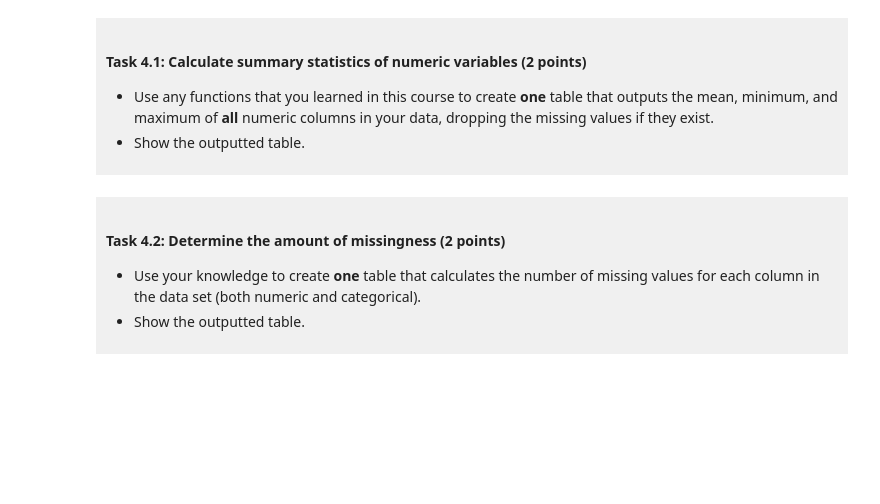
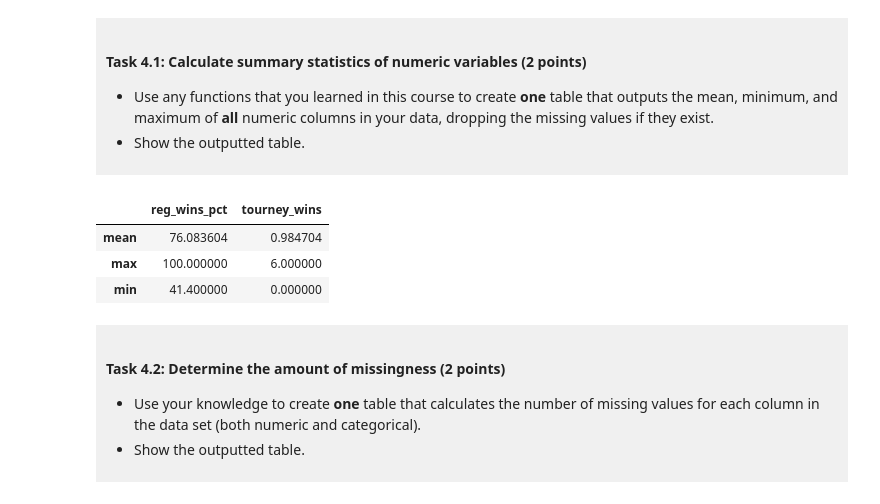
Before and after one commit to mvanoloo/dsci-100-project-mayeesha, a Jupyter notebook: dsci-100-project-notebook.ipynb, the cells around one changed output. Drawn from its saved outputs; the diff is of its cells as text; code cells hidden in the pictures; blank space fills up the shorter version.

```diff
--- a/dsci-100-project-notebook.ipynb
+++ b/dsci-100-project-notebook.ipynb
@@ -235,7 +235,12 @@ You will refine your research question (if needed) and produce a tidy data set.
 
 </div>
 # %%
-### EDIT THIS CODE CELL ###
+bball_data.loc[:,'reg_wins_pct':'tourney_wins'].agg(['mean','max','min'])
+# %% [output]
+|  | reg_wins_pct | tourney_wins |
+| mean | 76.083604 | 0.984704 |
+| max | 100.000000 | 6.000000 |
+| min | 41.400000 | 0.000000 |
 # %% [markdown]
 <div style="background-color: #f0f0f0; padding: 10px;">
 
```
Also changed, not shown: parts of 11 cells of this notebook.
